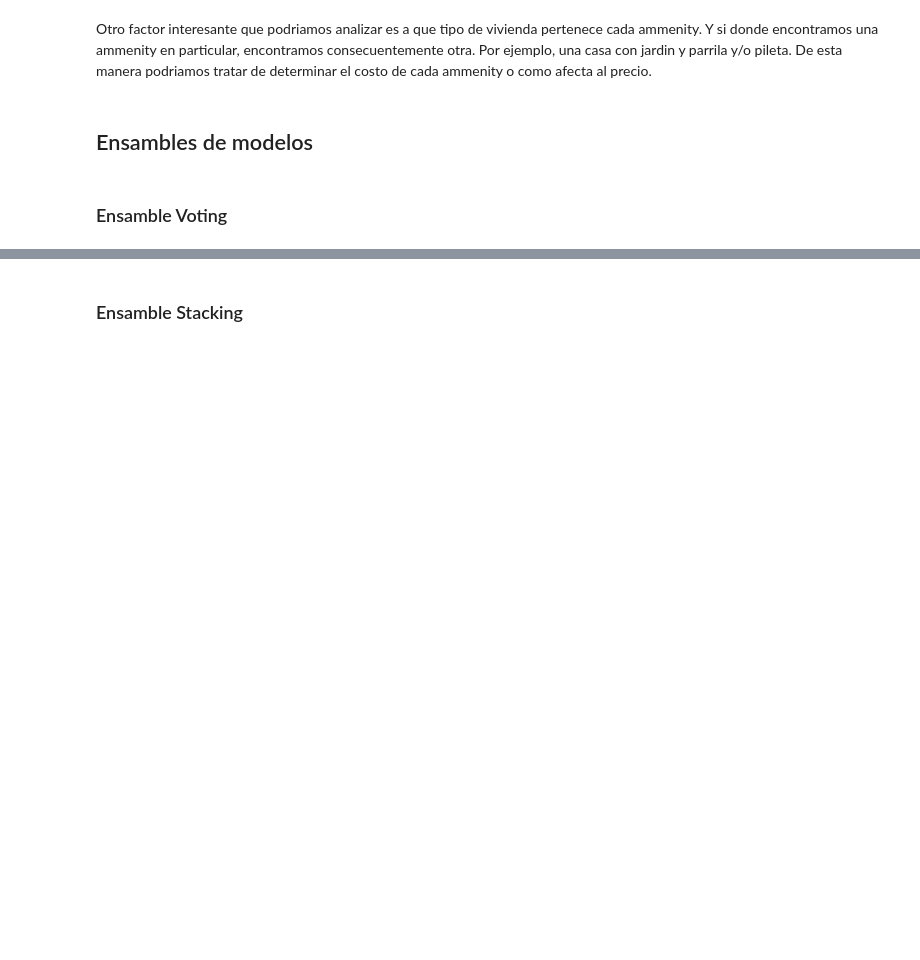
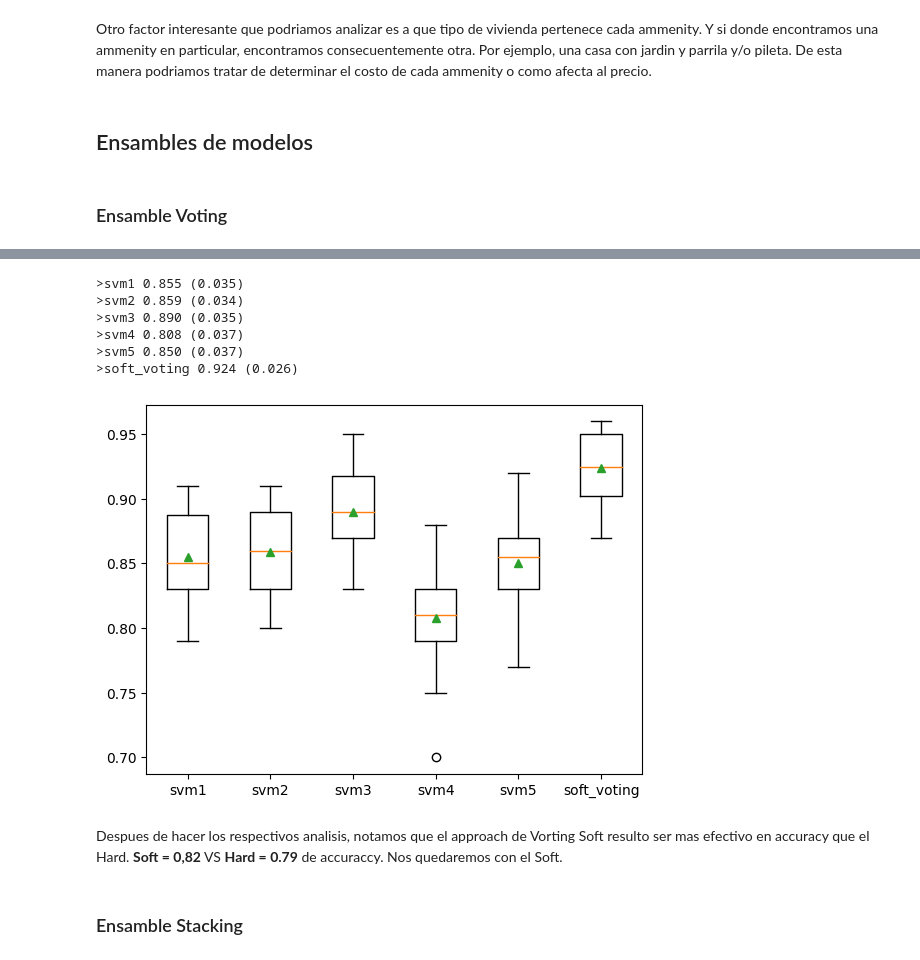
Before and after one commit to Naza26/7506R_TP2_GRUPO01_ENTREGA, a Jupyter notebook: 7506R_TP2_GRUPO01_ENTREGA.ipynb, the cells around one changed output, grey strips where cells are left out. Drawn from its saved outputs; the diff is of its cells as text; code cells hidden in the pictures; blank space fills up the shorter version.

```diff
--- a/7506R_TP2_GRUPO01_ENTREGA.ipynb
+++ b/7506R_TP2_GRUPO01_ENTREGA.ipynb
@@ -952,0 +1086,47 @@ De esta manera podriamos tratar de determinar el costo de cada ammenity o como a
+# %%
+# get a voting ensemble of models
+def get_svm_voting():
+    # define the base models
+    models = list()
+    models.append(('svm1', SVC(probability=True, kernel='poly', degree=1)))
+    models.append(('svm2', SVC(probability=True, kernel='poly', degree=2)))
+    models.append(('svm3', SVC(probability=True, kernel='poly', degree=3)))
+    models.append(('svm4', SVC(probability=True, kernel='poly', degree=4)))
+    models.append(('svm5', SVC(probability=True, kernel='poly', degree=5)))
+    # define the voting ensemble
+    ensemble = VotingClassifier(estimators=models, voting='soft')
+    return ensemble
+# %%
+# get a list of models to evaluate
+def get_svm_models():
+    models = dict()
+    models['svm1'] = SVC(probability=True, kernel='poly', degree=1)
+    models['svm2'] = SVC(probability=True, kernel='poly', degree=2)
+    models['svm3'] = SVC(probability=True, kernel='poly', degree=3)
+    models['svm4'] = SVC(probability=True, kernel='poly', degree=4)
+    models['svm5'] = SVC(probability=True, kernel='poly', degree=5)
+    models['soft_voting'] = get_svm_voting()
+    return models
+# %%
+# compare soft voting ensemble to standalone classifiers
+
+# define dataset
+X, y = get_dataset()
+
+# get the models to evaluate
+svm_models = get_svm_models()
+
+# evaluate the models and store results
+results, names = process_models(svm_models, X, y)
+
+# plot model performance for comparison
+pyplot.boxplot(results, labels=names, showmeans=True)
+pyplot.show()
+# %% [output]
+>svm1 0.855 (0.035)
+>svm2 0.859 (0.034)
+>svm3 0.890 (0.035)
+>svm4 0.808 (0.037)
+>svm5 0.850 (0.037)
+>soft_voting 0.924 (0.026)
+[figure, added]
@@ -953,2 +1156,4 @@ De esta manera podriamos tratar de determinar el costo de cada ammenity o como a
+# %% [markdown]
+Despues de hacer los respectivos analisis, notamos que el approach de Vorting Soft resulto ser mas efectivo en accuracy que el Hard. **Soft = 0,82** VS **Hard = 0.79** de accuraccy. Nos quedaremos con el Soft.
 # %% [markdown]
 ### Ensamble Stacking
```
Also changed, not shown: parts of 33 cells of this notebook.
